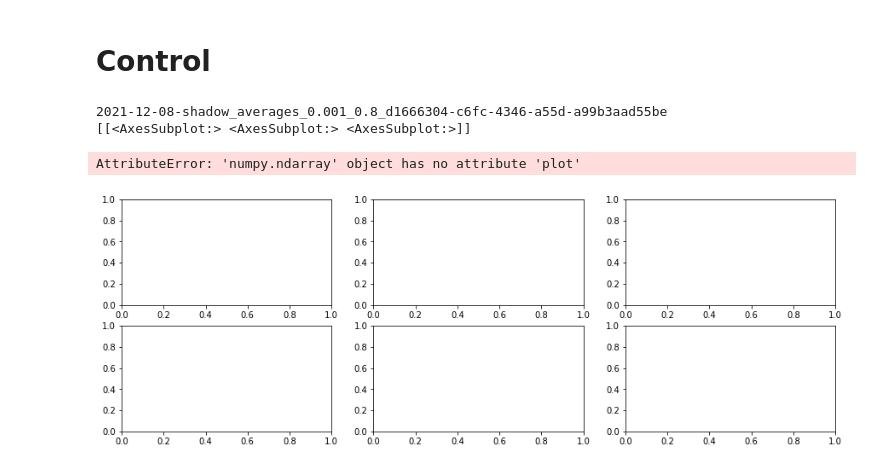
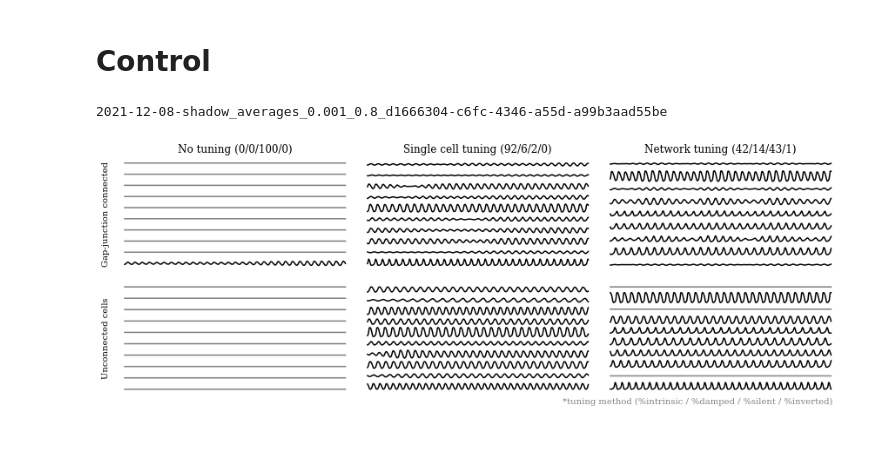
Before and after one commit to llandsmeer/iopublic, a Jupyter notebook: Make figures.ipynb, the cells around one changed output. Saved outputs shown, nothing was run; the diff lists cells and outputs as text; code cells hidden in the pictures; blank space fills up the shorter version.

```diff
--- a/Make figures.ipynb
+++ b/Make figures.ipynb
@@ -323,35 +323,64 @@ Text(0, 0.5, 'Neuron (gid)')
 # Control
 # %%
 import h5py
+import numpy as np
+import matplotlib.pyplot as plt
 
-Csel = 1
+%matplotlib inline
+plt.rc('font', family='serif')
+Csel = 32
+th = 1
 
 f = h5py.File('imgdata/control_tuning.h5', 'r')
 for key in f.keys():
     print(key)
 
     tuning_methods = [
-        dict(key='none', idx=0),
-        dict(key='sc', idx=1),
-        dict(key='tune', idx=2)
+        dict(key='none', idx=0, name='No tuning'),
+        dict(key='sc',   idx=1, name='Single cell tuning'),
+        dict(key='tune', idx=2, name='Network tuning')
     ]
 
     fig, ax = plt.subplots(ncols=3, nrows=2, figsize=(15, 5))
+    plt.subplots_adjust(wspace=0, hspace=0.1)
+    #plt.suptitle(f'{key}')
     C = np.array(f[key]['C'])
     for entry in tuning_methods:
+        conn = np.array(f[key][entry['key']]['conn']).ptp(1) > th
+        unconn = np.array(f[key][entry['key']]['unconn']).ptp(1) > th
+        Nint = (conn & unconn).sum() / len(conn) * 100
+        Ndamp = (conn & ~unconn).sum() / len(conn) * 100
+        Ninv = (~conn & unconn).sum() / len(conn) * 100
+        Nsilent = (~conn & ~unconn).sum() / len(conn) * 100
+        ax[0, entry['idx']].set_title(f'{entry["name"]} ({Nint:.0f}/{Ndamp:.0f}/{Nsilent:.0f}/{Ninv:.0f})')
         for k in 'conn', 'unconn':
             vs = np.array(f[key][entry['key']][k])
+
             vs = vs[Csel == C]
             n = vs.shape[1]
             t = np.arange(n)
             m = vs.shape[0]
+
             for i, v in enumerate(vs):
-                v = (v - v.mean()) / max(v.std(), 1) / 4
-                print(ax[k == 'conn', entry['idx']])
-                ax[k == 'conn', entry['idx']].plot(t, v, color='black')
-    plt.axis('off')
+                v = (v - v.mean()) / 20
+                color = 'black'
+                if np.isnan(v).any() or v.ptp() < th / 20:
+                    color = '0.5'
+                    v = np.zeros_like(v)
+                a.plot(t, i + v, color=color)
+                a = ax[1 - int(k == 'conn'), entry['idx']]
+                #a.set_title(f'{"connected" if k == "conn" else "unconnected"}')
+            a = ax[int(k == 'conn'), entry['idx']]
+            a.set_xticks([])
+            a.set_yticks([])
+            a.spines['top'].set_visible(False)
+            a.spines['right'].set_visible(False)
+            a.spines['bottom'].set_visible(False)
+            a.spines['left'].set_visible(False)
+    ax[0, 0].set_ylabel('Gap-junction connected')
+    ax[1, 0].set_ylabel('Unconnected cells')
+    ax[1,2].set_xlabel('*tuning method (%intrinsic / %damped / %silent / %inverted)', horizontalalignment='right', position=(0.96,15), color='gray')
+    break
 # %% [output]
 2021-12-08-shadow_averages_0.001_0.8_d1666304-c6fc-4346-a55d-a99b3aad55be
-[[<AxesSubplot:> <AxesSubplot:> <AxesSubplot:>]]
-AttributeError: 'numpy.ndarray' object has no attribute 'plot'
-[figure, old version]
+[figure, new version]
```
Also changed, not shown: parts of 4 cells of this notebook.
